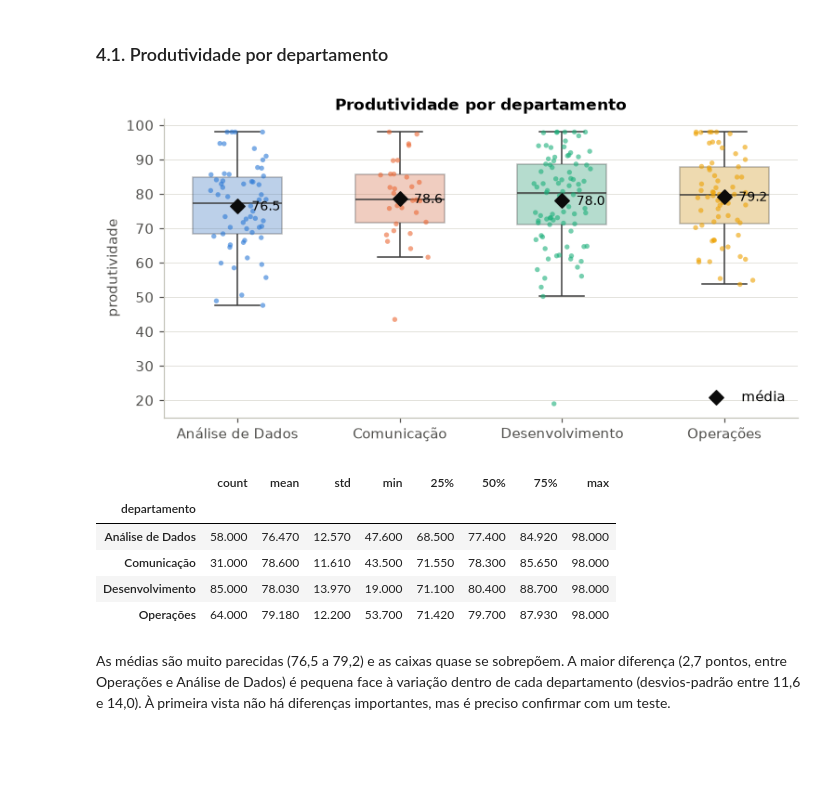
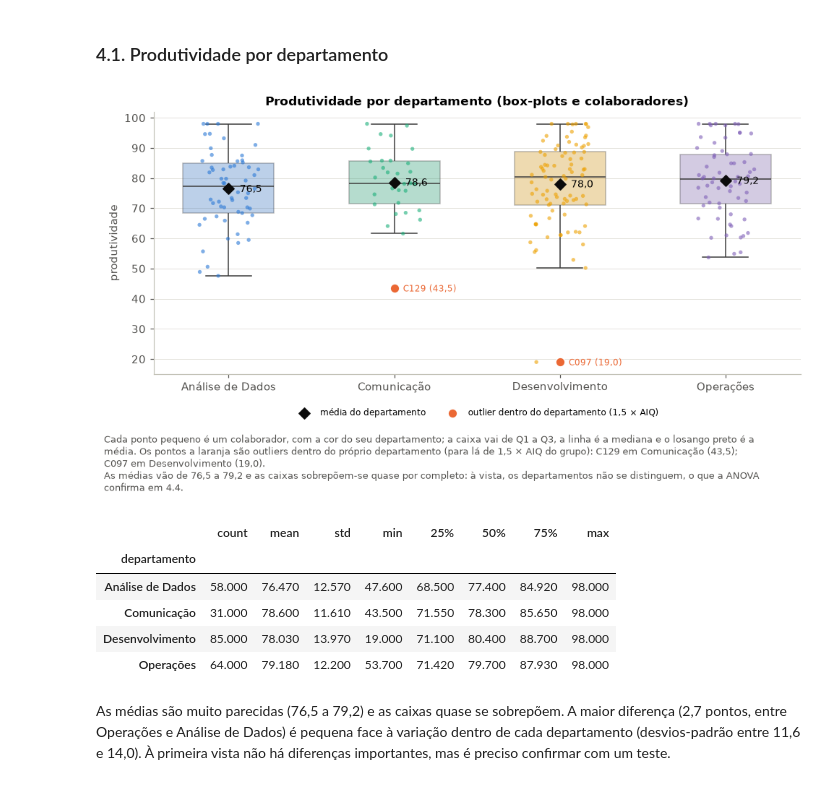
Before and after one commit to gcoutinho-ipca/tp1-mepa-ia-produtividade, a Jupyter notebook: TP1_MEPA_IA_Produtividade.ipynb, the cells around one changed output. Saved outputs shown, nothing was run; the diff lists cells and outputs as text; code cells hidden in the pictures; blank space fills up the shorter version.

```diff
--- a/TP1_MEPA_IA_Produtividade.ipynb
+++ b/TP1_MEPA_IA_Produtividade.ipynb
@@ -841,29 +953,48 @@ A correlação diz-nos que as duas coisas tendem a aparecer juntas, não que uma
 # %%
 # ────────────────────────────────────────────────────────────────────────────────────────
 # BLOCO 4.1 · Produtividade por departamento (gráfico)
-# O quê: caixas de bigodes com os pontos individuais e a média de cada departamento (Figura 4), e
+# O quê: box-plots com os pontos individuais e a média de cada departamento (Figura 4), e
 # estatísticas por departamento.
 # Leitura: médias muito parecidas (76,5 a 79,2) e caixas quase sobrepostas.
 # ────────────────────────────────────────────────────────────────────────────────────────
 ordem = ["Análise de Dados", "Comunicação", "Desenvolvimento", "Operações"]
-cores_dep = dict(zip(ordem, [AZUL, LARANJA, AQUA, AMARELO]))
+# cores dos departamentos sem laranja, que fica reservado aos outliers
+cores_dep = dict(zip(ordem, [AZUL, AQUA, AMARELO, "#7f5fb8"]))
 d4 = df.dropna(subset=["produtividade"])
 
-fig, ax = plt.subplots(figsize=(8, 3.8))
+fig, ax = plt.subplots(figsize=(9, 4.4))
 sns.boxplot(data=d4, x="departamento", y="produtividade", order=ordem, hue="departamento",
             palette=cores_dep, ax=ax, width=.55, legend=False, boxprops=dict(alpha=.35),
             showfliers=False)
 sns.stripplot(data=d4, x="departamento", y="produtividade", order=ordem, hue="departamento",
               palette=cores_dep, ax=ax, size=3.5, alpha=.6, jitter=.18, legend=False)
+# outliers dentro de cada departamento (regra do box-plot aplicada a cada grupo)
+fora_dep = []
+for k, dep in enumerate(ordem):
+    fo, _, _ = outliers_aiq(d4[d4.departamento == dep].produtividade)
+    for i, v in fo.items():
+        fora_dep.append((dep, d4.loc[i, "id_colaborador"], v))
+        ax.scatter(k, v, s=70, color=LARANJA, edgecolor="white", zorder=6)
+        ax.annotate(f"{d4.loc[i, 'id_colaborador']} ({fpt(v)})", (k, v), xytext=(8, -3),
+                    textcoords="offset points", fontsize=8, color=LARANJA)
 medias = d4.groupby("departamento").produtividade.mean().reindex(ordem)
-ax.scatter(range(4), medias, marker="D", s=50, color="#0b0b0b", zorder=5, label="média")
+ax.scatter(range(4), medias, marker="D", s=50, color="#0b0b0b", zorder=5, label="média do departamento")
 for i, m in enumerate(medias):
-    ax.annotate(f"{m:.1f}", (i, m), xytext=(10, -3), textcoords="offset points", fontsize=9)
-ax.legend(frameon=False, loc="lower right"); ax.set(title="Produtividade por departamento", xlabel="")
+    ax.annotate(fpt(m), (i, m), xytext=(10, -3), textcoords="offset points", fontsize=9)
+ax.scatter([], [], s=70, color=LARANJA, edgecolor="white", label="outlier dentro do departamento (1,5 × AIQ)")
+ax.legend(frameon=False, fontsize=8, loc="upper center", bbox_to_anchor=(0.5, -0.1), ncol=2)
+ax.set(title="Produtividade por departamento (box-plots e colaboradores)", xlabel="")
+plt.tight_layout()
+lista = "; ".join(f"{cid} em {dep} ({fpt(v)})" for dep, cid, v in fora_dep) or "nenhum"
+nota(fig, f"Cada ponto pequeno é um colaborador, com a cor do seu departamento; a caixa vai de Q1 a Q3, a linha é a mediana "
+          f"e o losango preto é a média. Os pontos a laranja são outliers dentro do próprio departamento (para lá de "
+          f"1,5 × AIQ do grupo): {lista}.\n"
+          f"As médias vão de {fpt(medias.min())} a {fpt(medias.max())} e as caixas sobrepõem-se quase por completo: à vista, "
+          f"os departamentos não se distinguem, o que a ANOVA confirma em 4.4.")
 guardar(fig, "fig_4_1_departamentos"); plt.show()
 display(d4.groupby("departamento").produtividade.describe().round(2))
 # %% [output]
-[figure, old version]
+[figure, new version]
 |  | count | mean | std | min | 25% | 50% | 75% | max |
 | departamento |  |  |  |  |  |  |  |  |
 | Análise de Dados | 58.000 | 76.470 | 12.570 | 47.600 | 68.500 | 77.400 | 84.920 | 98.000 |
```
Also changed, not shown: parts of 12 cells of this notebook, 7 other files.
